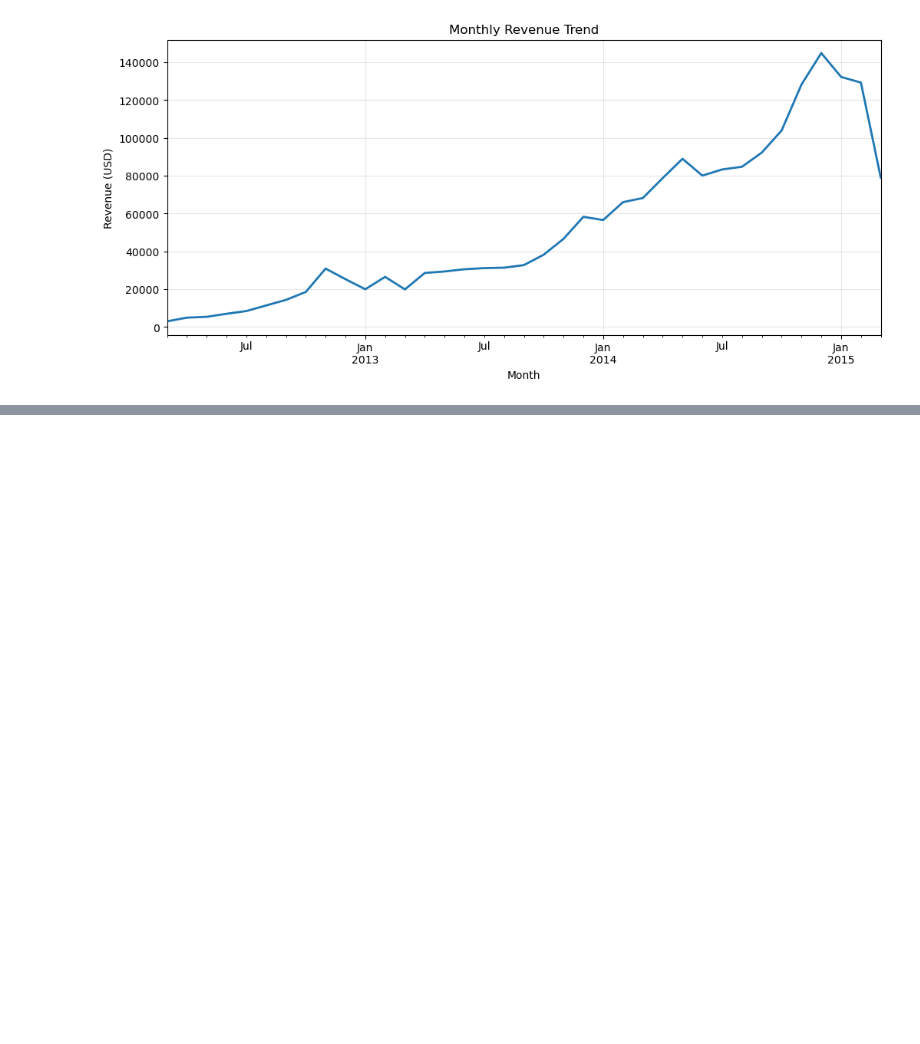
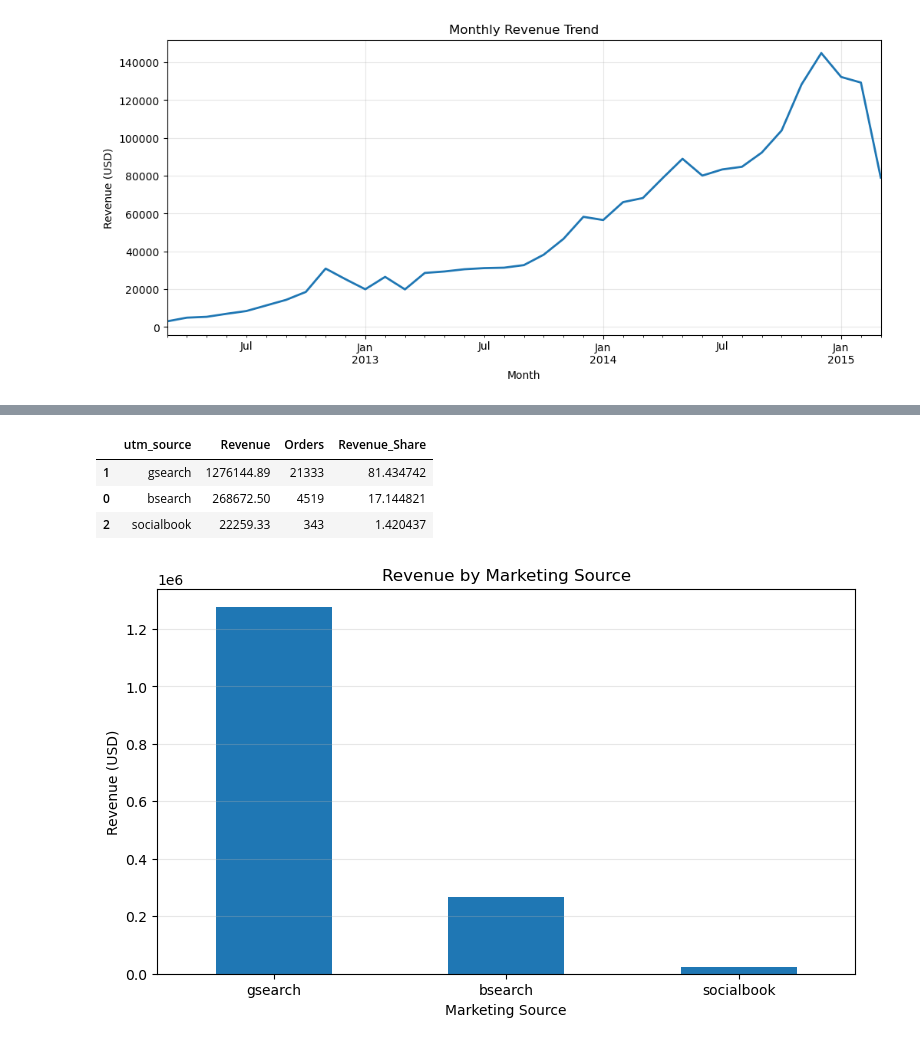
Before and after one commit to THASO1/E-Commerce-Data-Analysis, a Jupyter notebook: First_try.ipynb, the cells around one changed output, grey strips where cells are left out. Cells and saved outputs as stored; diff of their text form; code cells hidden in the pictures; blank space fills up the shorter version.

```diff
--- a/First_try.ipynb
+++ b/First_try.ipynb
@@ -532,0 +744,34 @@ plt.show()
+# %%
+source_revenue = (
+    orders.df[["website_session_id", "price_usd"]]
+    .merge(
+        Web_sessions.df[["website_session_id", "utm_source"]],
+        on="website_session_id",
+        how="left"
+    )
+    .groupby("utm_source")
+    .agg(
+        Revenue=("price_usd", "sum"),
+        Orders=("website_session_id", "nunique")
+    )
+    .reset_index()
+    .sort_values("Revenue", ascending=False)
+)
+
+source_revenue["Revenue_Share"] = source_revenue["Revenue"] / source_revenue["Revenue"].sum() * 100
+source_revenue
+# %% [output]
+|  | utm_source | Revenue | Orders | Revenue_Share |
+| 1 | gsearch | 1276144.89 | 21333 | 81.434742 |
+| 0 | bsearch | 268672.50 | 4519 | 17.144821 |
+| 2 | socialbook | 22259.33 | 343 | 1.420437 |
+# %%
+source_revenue.plot(x="utm_source", y="Revenue", kind="bar", figsize=(9, 5), legend=False)
+plt.title("Revenue by Marketing Source")
+plt.xlabel("Marketing Source")
+plt.ylabel("Revenue (USD)")
+plt.xticks(rotation=0)
+plt.grid(axis="y", alpha=0.3)
+plt.show()
+# %% [output]
+[figure, added]
```
Also changed, not shown: parts of 57 cells of this notebook.
